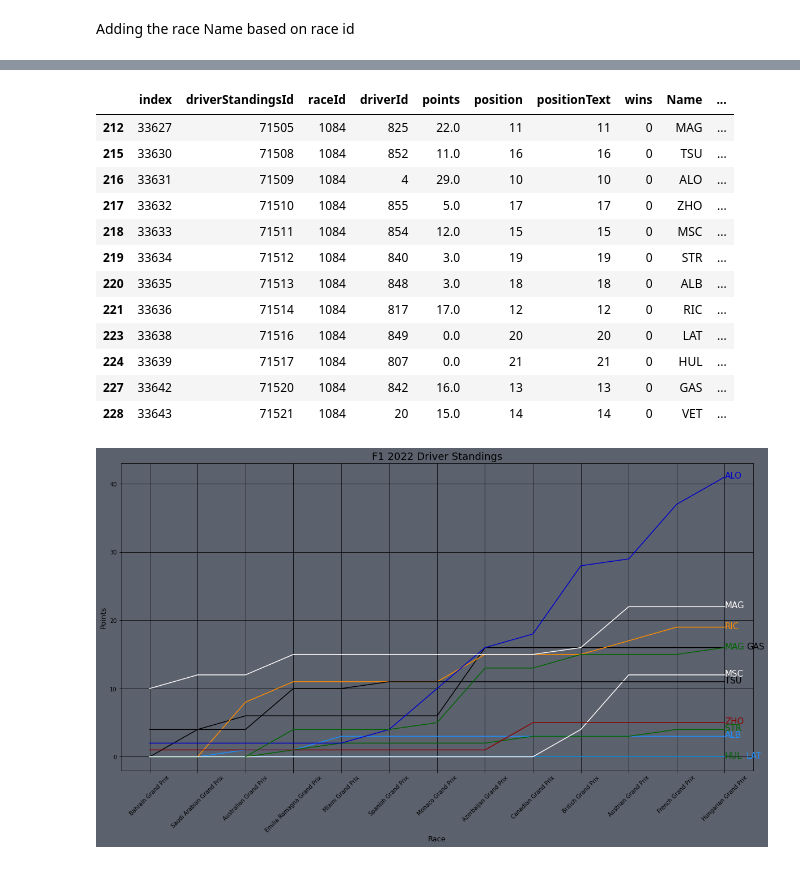
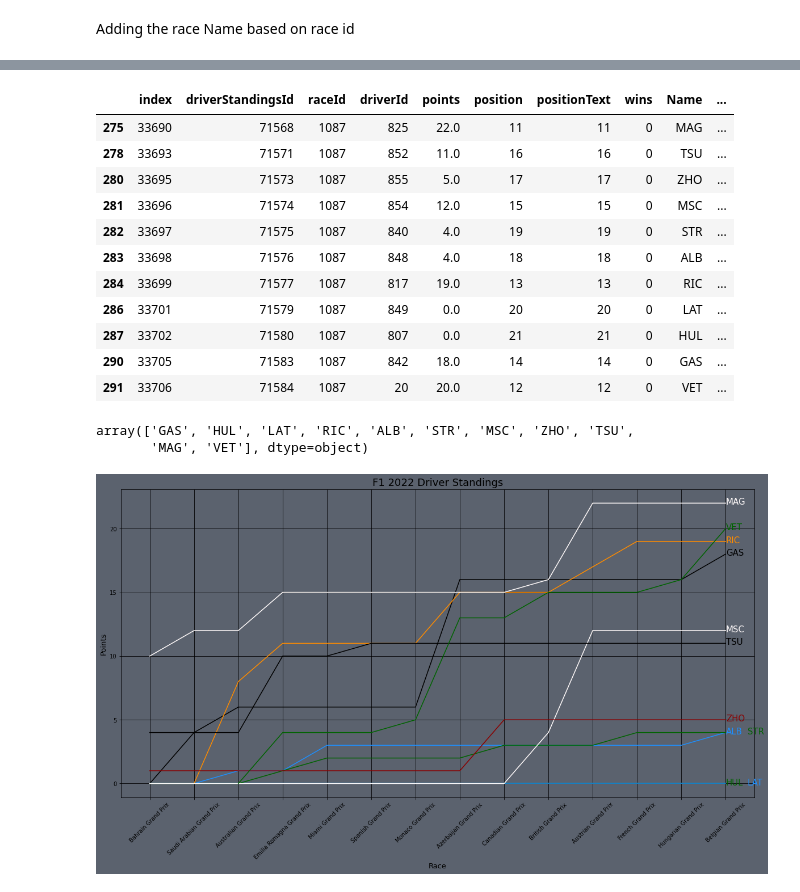
Before and after one commit to SpencerReno/Formula_one, a Jupyter notebook: 2022_season/Driver_Champ.ipynb, the cells around one changed output, grey strips where cells are left out. Drawn from its saved outputs; the diff is of its cells as text; code cells hidden in the pictures.

Commit message:
Drivers Champ

```diff
--- a/2022_season/Driver_Champ.ipynb
+++ b/2022_season/Driver_Champ.ipynb
@@ -192,29 +192,33 @@ plt.show()
 # %%
-driverids = driver_standings[(driver_standings['raceId'] == 1084) & (driver_standings['points'] < 45)]['driverId']
+driverids = driver_standings[(driver_standings['raceId'] == 1087) & (driver_standings['points'] <= 35)]['driverId']
 # %%
 driver_standings2 = driver_standings[driver_standings['driverId'].isin(driverids)]
 # %%
-driver_standings2[driver_standings2['raceId'] == 1084]
+driver_standings2[driver_standings2['raceId'] == 1087]
 # %% [output]
 |  | index | driverStandingsId | raceId | driverId | points | position | positionText | wins | Name | ... |
-| 212 | 33627 | 71505 | 1084 | 825 | 22.0 | 11 | 11 | 0 | MAG | ... |
-| 215 | 33630 | 71508 | 1084 | 852 | 11.0 | 16 | 16 | 0 | TSU | ... |
-| 216 | 33631 | 71509 | 1084 | 4 | 29.0 | 10 | 10 | 0 | ALO | ... |
-| 217 | 33632 | 71510 | 1084 | 855 | 5.0 | 17 | 17 | 0 | ZHO | ... |
-| 218 | 33633 | 71511 | 1084 | 854 | 12.0 | 15 | 15 | 0 | MSC | ... |
-| 219 | 33634 | 71512 | 1084 | 840 | 3.0 | 19 | 19 | 0 | STR | ... |
-| 220 | 33635 | 71513 | 1084 | 848 | 3.0 | 18 | 18 | 0 | ALB | ... |
-| 221 | 33636 | 71514 | 1084 | 817 | 17.0 | 12 | 12 | 0 | RIC | ... |
-| 223 | 33638 | 71516 | 1084 | 849 | 0.0 | 20 | 20 | 0 | LAT | ... |
-| 224 | 33639 | 71517 | 1084 | 807 | 0.0 | 21 | 21 | 0 | HUL | ... |
-| 227 | 33642 | 71520 | 1084 | 842 | 16.0 | 13 | 13 | 0 | GAS | ... |
-| 228 | 33643 | 71521 | 1084 | 20 | 15.0 | 14 | 14 | 0 | VET | ... |
+| 275 | 33690 | 71568 | 1087 | 825 | 22.0 | 11 | 11 | 0 | MAG | ... |
+| 278 | 33693 | 71571 | 1087 | 852 | 11.0 | 16 | 16 | 0 | TSU | ... |
+| 280 | 33695 | 71573 | 1087 | 855 | 5.0 | 17 | 17 | 0 | ZHO | ... |
+| 281 | 33696 | 71574 | 1087 | 854 | 12.0 | 15 | 15 | 0 | MSC | ... |
+| 282 | 33697 | 71575 | 1087 | 840 | 4.0 | 19 | 19 | 0 | STR | ... |
+| 283 | 33698 | 71576 | 1087 | 848 | 4.0 | 18 | 18 | 0 | ALB | ... |
+| 284 | 33699 | 71577 | 1087 | 817 | 19.0 | 13 | 13 | 0 | RIC | ... |
+| 286 | 33701 | 71579 | 1087 | 849 | 0.0 | 20 | 20 | 0 | LAT | ... |
+| 287 | 33702 | 71580 | 1087 | 807 | 0.0 | 21 | 21 | 0 | HUL | ... |
+| 290 | 33705 | 71583 | 1087 | 842 | 18.0 | 14 | 14 | 0 | GAS | ... |
+| 291 | 33706 | 71584 | 1087 | 20 | 20.0 | 12 | 12 | 0 | VET | ... |
+# %%
+driver_standings2['Name'].unique()
+# %% [output]
+array(['GAS', 'HUL', 'LAT', 'RIC', 'ALB', 'STR', 'MSC', 'ZHO', 'TSU',
+       'MAG', 'VET'], dtype=object)
 # %%
 
 fig =  plt.figure( figsize=(20,10))
 
 colors=['black', 'darkgreen', 'dodgerblue','darkorange', 'dodgerblue','darkgreen','snow',
-'darkred','mediumblue','black','snow','darkgreen']
+'darkred','black','snow','darkgreen']
 
 ax = sns.lineplot(driver_standings2['Race Name'], driver_standings2['points'],palette=colors,hue=driver_standings2['Name'], markers='o')
 
@@ -228,35 +232,40 @@ plt.xticks(rotation=45)
 
 legend = plt.legend(loc=(1, .42))
 frame = legend.get_frame()
 frame.set_facecolor('#5b626e')
 frame.set_edgecolor('black')
 plt.title('F1 2022 Driver Standings', fontsize=18)
 plt.ylabel('Points', fontsize=13)
 plt.xlabel('Race', fontsize=13)
 
+
+
+
 x = 0
 for line, name in zip(ax.lines, driver_standings2['Name']):
+    if name=='MAG' and x >9:
+        name='VET'
+
     y = line.get_ydata()[-1]
     if name == 'LAT':
         ax.annotate(name, xy=(1,y), xytext=(-12,2), color=line.get_color(),
                 xycoords = ax.get_yaxis_transform(), textcoords="offset points",
                 size=15, va="center")
-    if name == 'GAS':
+    if name == 'STR':
         ax.annotate(name, xy=(1,y), xytext=(-12,2), color=line.get_color(),
                 xycoords = ax.get_yaxis_transform(), textcoords="offset points",
                 size=15, va="center")
-    if name != 'LAT' and name != 'GAS':
+    if name != 'LAT' and name != 'STR':
         ax.annotate(name, xy=(1,y), xytext=(-50,2), color=line.get_color(),
                 xycoords = ax.get_yaxis_transform(), textcoords="offset points",
                 size=15, va="center")
 
     x+=1
-    if x >= 12:
+    if x >= 11:
         break
-
 
 plt.legend().set_visible(False)
 plt.grid(color ='black')
 plt.show()
 # %% [output]
-[figure, old version]
+[figure, new version]
```
Also changed, not shown: parts of 4 cells of this notebook.
